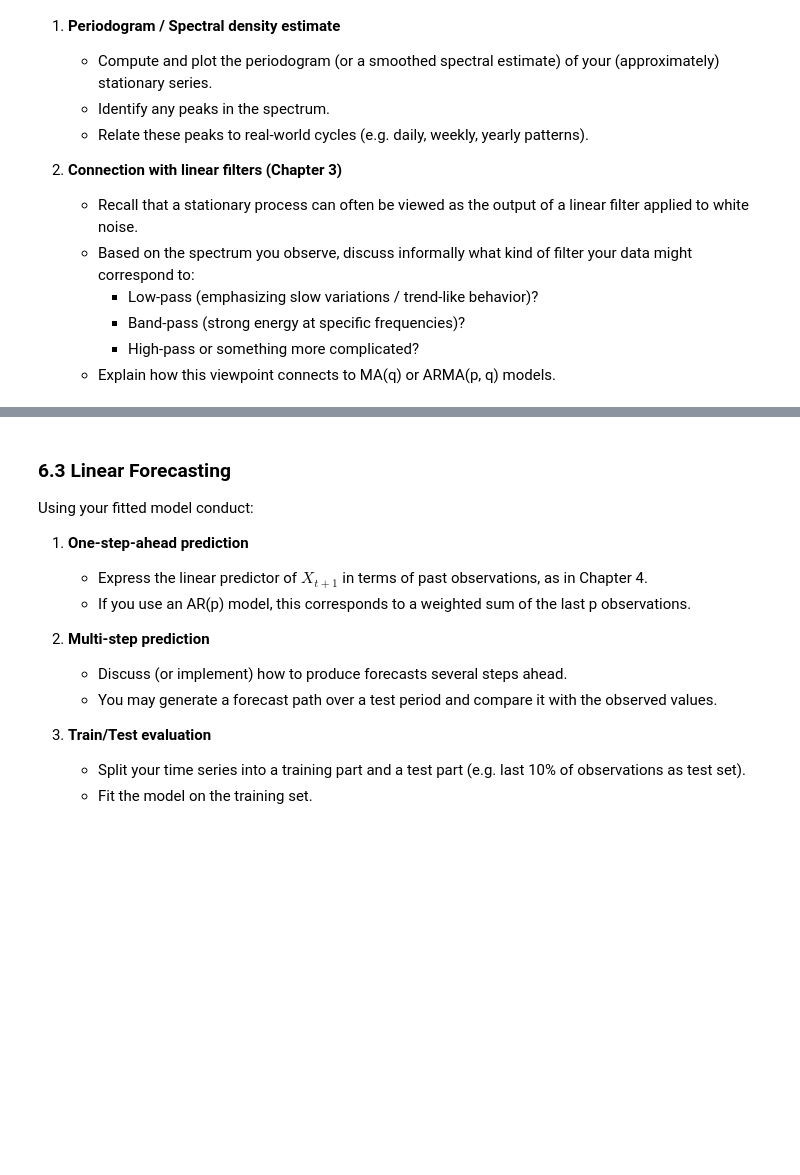
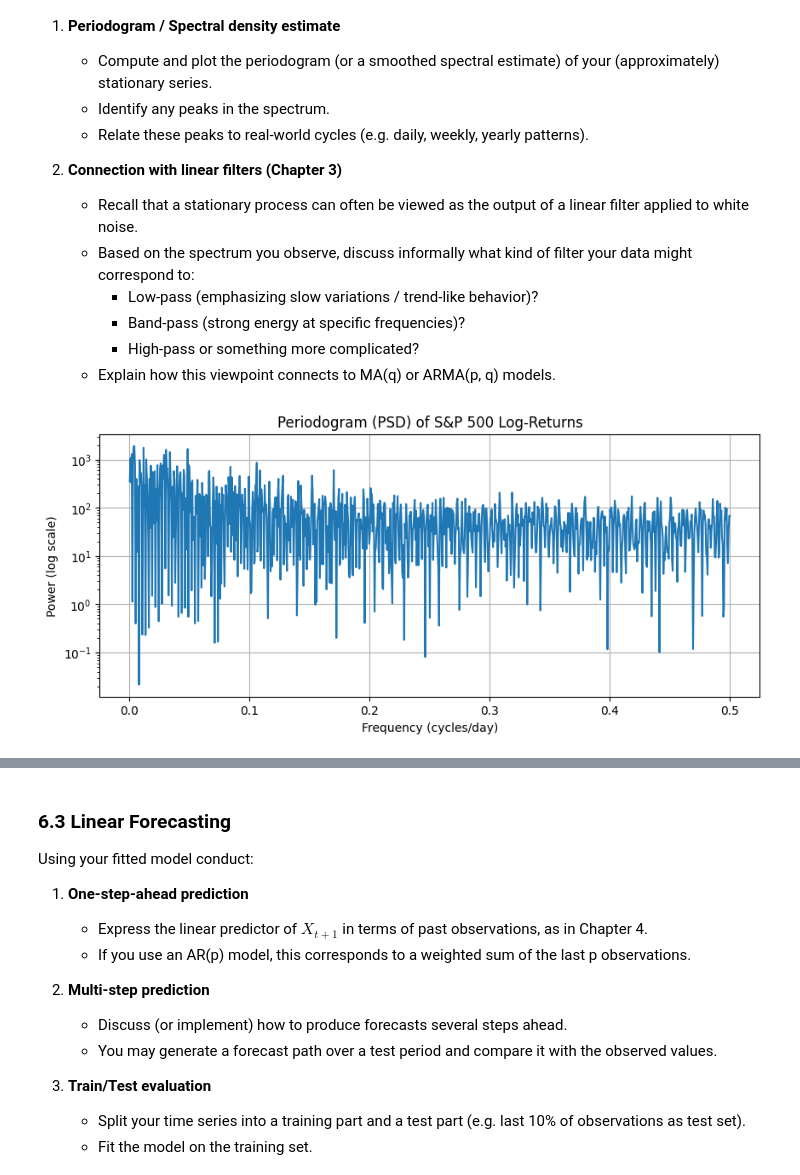
Before and after one commit to guilherme13c/Time-Series-TP, a Jupyter notebook: Lab4_Optional.ipynb, the cells around one changed output, grey strips where cells are left out. Cells and saved outputs as stored; diff of their text form; code cells hidden in the pictures; blank space fills up the shorter version.

```diff
--- a/Lab4_Optional.ipynb
+++ b/Lab4_Optional.ipynb
@@ -217,3 +284,18 @@ Apply the frequency-domain tools from the course:
+# %%
+import scipy.signal
+
+f, Pxx = scipy.signal.periodogram(ts_values, window='boxcar', fs=1.0)
+
+plt.figure(figsize=(10, 4))
+
+plt.semilogy(f[1:], Pxx[1:])
+plt.title('Periodogram (PSD) of S&P 500 Log-Returns')
+plt.xlabel('Frequency (cycles/day)')
+plt.ylabel('Power (log scale)')
+plt.grid(True)
+plt.show()
+# %% [output]
+[figure, added]
 # %% [markdown]
 ## 6. Linear Modelling and Prediction (Chapters 3 & 4)
 
```
Also changed, not shown: parts of 5 cells of this notebook.
